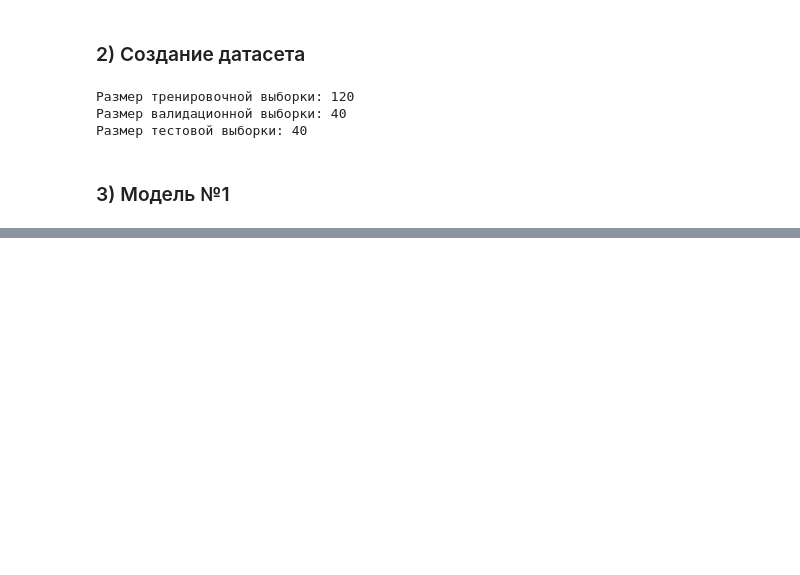
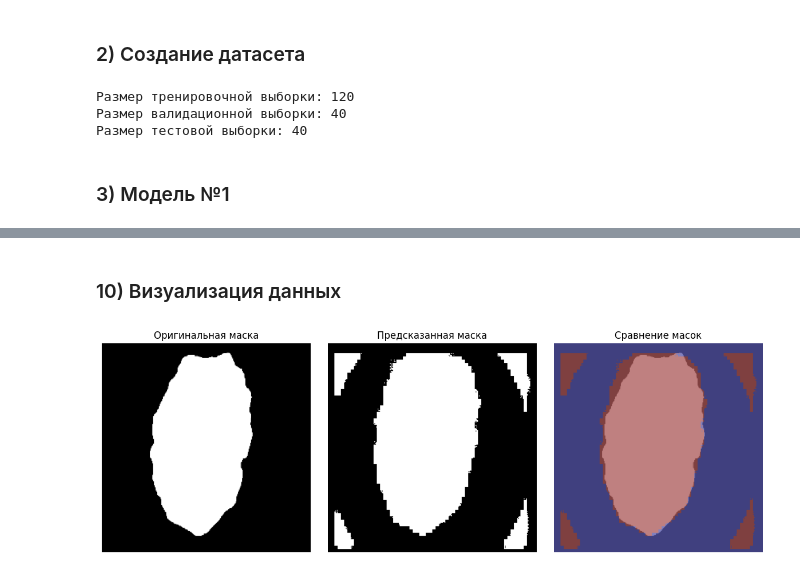
Before and after one commit to TheAlexGrimes30/Neural-Networks, a Jupyter notebook: AutoEncoder/AutoEncoder.ipynb, the cells around one changed output, grey strips where cells are left out. Drawn from its saved outputs; the diff is of its cells as text; code cells hidden in the pictures; blank space fills up the shorter version.

```diff
--- a/AutoEncoder/AutoEncoder.ipynb
+++ b/AutoEncoder/AutoEncoder.ipynb
@@ -215,0 +315,18 @@ class UNet(nn.Module):
+# %%
+class ModelCheckpoint:
+  def __init__(self, filepath, monitor="val_loss", mode="min", verbose=True):
+    self.filepath = filepath
+    self.monitor = monitor
+    self.mode = mode
+    self.best_score = None
+    self.verbose = verbose
+
+  def save_checkpoint(self, model, epoch, val_score):
+        if self.best_score is None or (
+            self.mode == 'min' and val_score < self.best_score or
+            self.mode == 'max' and val_score > self.best_score
+        ):
+            self.best_score = val_score
+            torch.save(model.state_dict(), self.filepath)
+            if self.verbose:
+                print(f"✅ Модель сохранена на эпохе {epoch+1} с {self.monitor}: {val_score:.4f}")
@@ -215,0 +414,29 @@ class UNet(nn.Module):
+# %% [markdown]
+### 10) Визуализация данных
+# %%
+def visualize_predictions(predictions, masks):
+    plt.figure(figsize=(12, 4))
+
+    plt.subplot(1, 3, 1)
+    plt.imshow(masks[10].squeeze(), cmap='gray')
+    plt.title('Оригинальная маска')
+    plt.axis('off')
+
+    plt.subplot(1, 3, 2)
+    plt.imshow(predictions[10].squeeze(), cmap='gray')
+    plt.title('Предсказанная маска')
+    plt.axis('off')
+
+
+    plt.subplot(1, 3, 3)
+    plt.imshow(masks[10].squeeze(), cmap='gray', alpha=0.5)
+    plt.imshow(predictions[10].squeeze(), cmap='jet', alpha=0.5)
+    plt.title('Сравнение масок')
+    plt.axis('off')
+
+    plt.tight_layout()
+    plt.show()
+
+visualize_predictions(test_predictions, test_masks)
+# %% [output]
+[figure, added]
```
Also changed, not shown: parts of 27 cells of this notebook, 1 other file.
